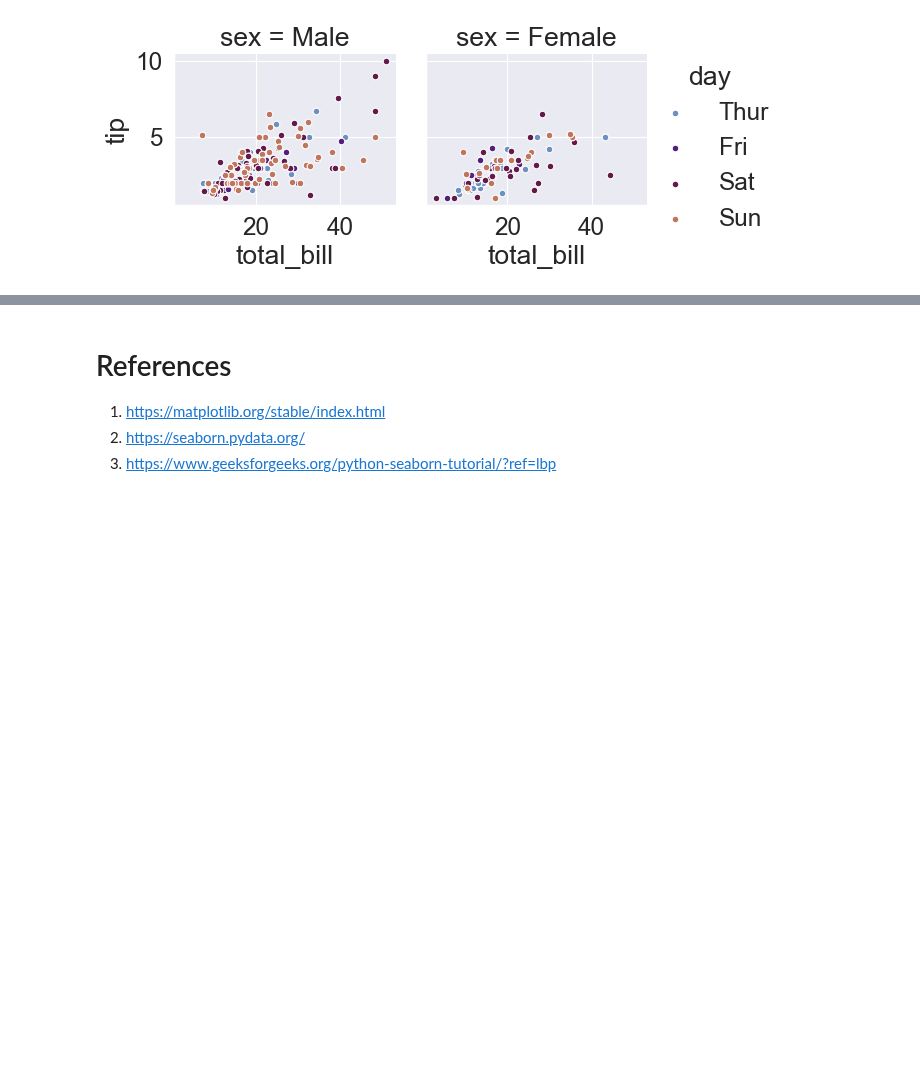
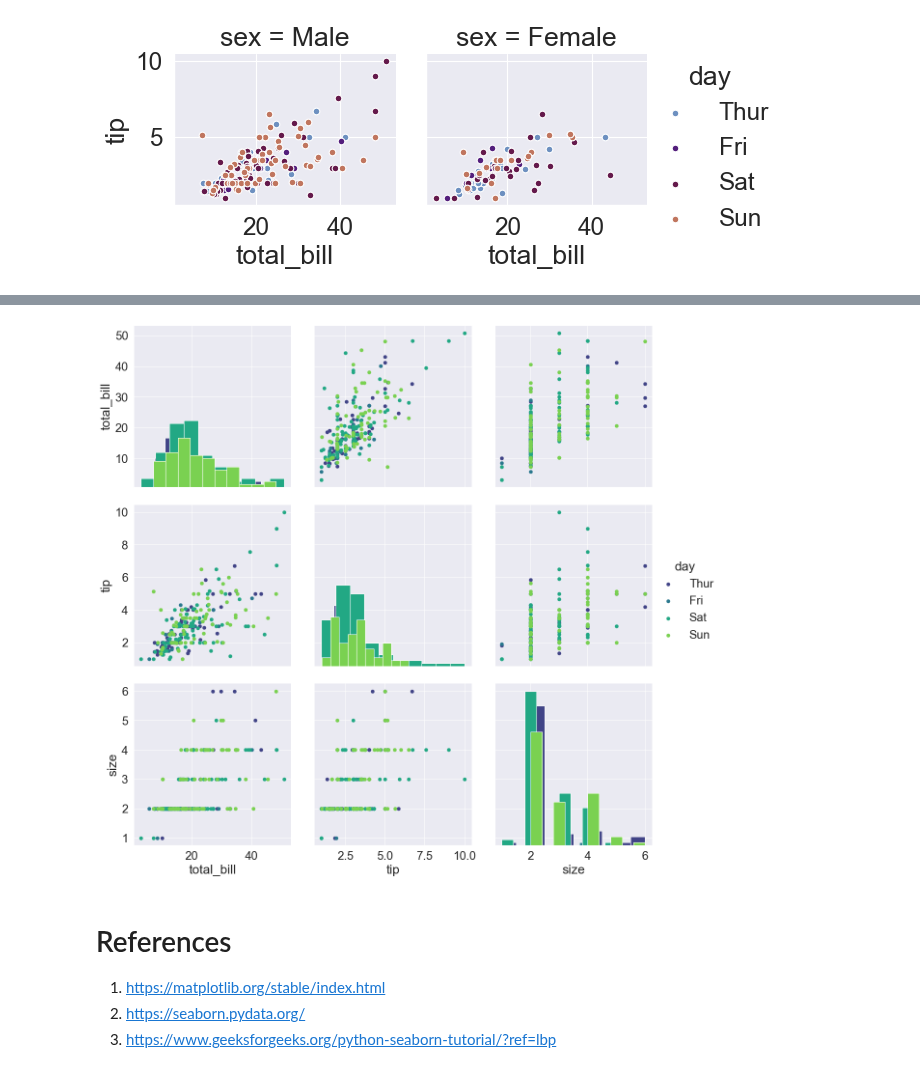
Before and after one commit to arunp77/Python-programming, a Jupyter notebook: Python-fundamental/Matplotlib.ipynb, the cells around one changed output, grey strips where cells are left out. Cells and saved outputs as stored; diff of their text form; code cells hidden in the pictures; blank space fills up the shorter version.

```diff
--- a/Python-fundamental/Matplotlib.ipynb
+++ b/Python-fundamental/Matplotlib.ipynb
@@ -1501,3 +1602,19 @@ plt.show()
+# %%
+# loading dataset
+df = sns.load_dataset('tips')
+
+# PairGrid object with hue
+ax = sns.PairGrid(df, hue ='day', height=4, aspect=1, palette='viridis')
+# type of graph for diagonal
+ax = ax.map_diag(plt.hist)
+# type of graph for non-diagonal
+ax = ax.map_offdiag(plt.scatter)
+# to add legends
+ax = ax.add_legend()
+# to show
+plt.show()
+# %% [output]
+[figure, added]
 # %% [markdown]
 # References
 
```
Also changed, not shown: parts of 9 cells of this notebook.
